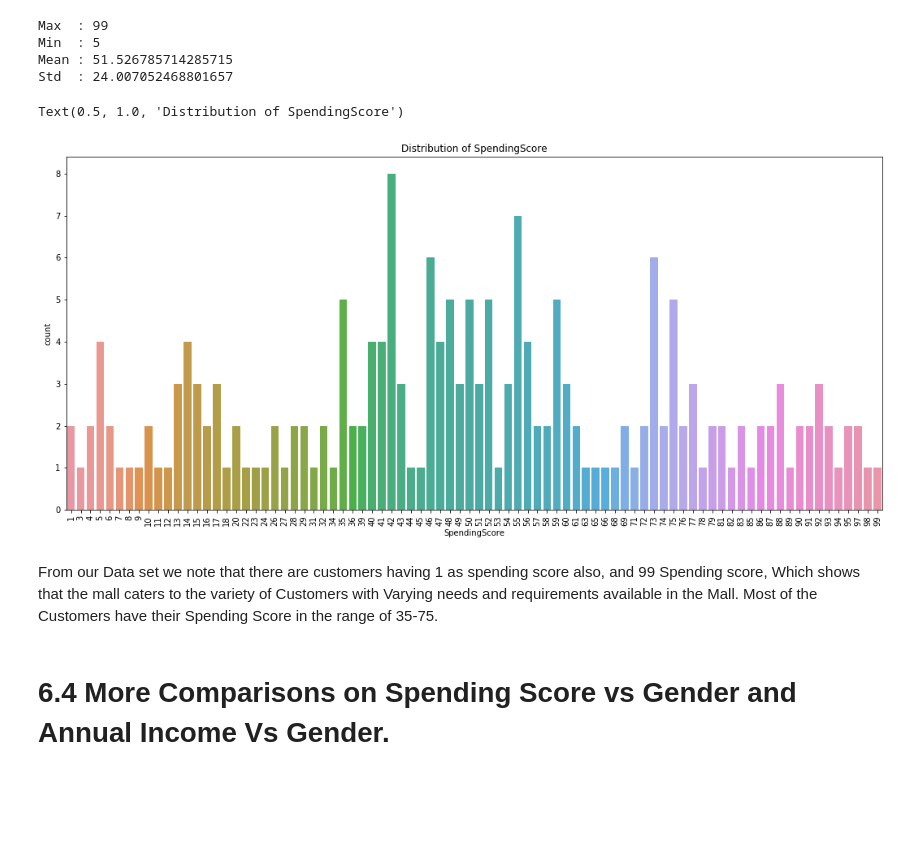
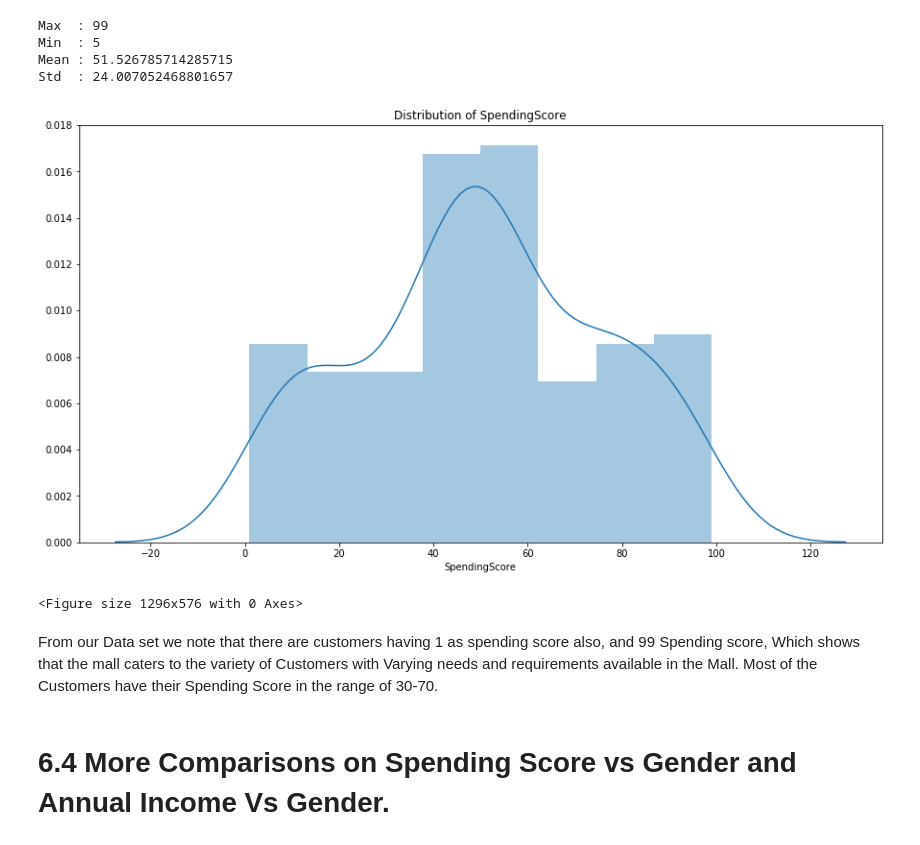
Before and after one commit to otumanelson758/Jenga-Project, a Jupyter notebook: CustomerSegmentationProject.ipynb, the cells around one changed output. Cells and saved outputs as stored; diff of their text form; code cells hidden in the pictures; blank space fills up the shorter version.

Commit message:
Visualized Data on Histogram

```diff
--- a/CustomerSegmentationProject.ipynb
+++ b/CustomerSegmentationProject.ipynb
@@ -425,17 +425,24 @@ Mean : 51.526785714285715
 Std  : 24.007052468801657
 # %%
 #We now visualize the Spending Score for our Mall Customers.
-plt.figure(figsize=(18,8))
-sns.countplot(Data['SpendingScore'])
-plt.xticks(rotation=90)
-plt.title('Distribution of SpendingScore')
+#plt.figure(figsize=(18,8))
+#sns.countplot(Data['SpendingScore'])
+#plt.xticks(rotation=90)
+#plt.title('Distribution of SpendingScore')
-# %% [output]
-Text(0.5, 1.0, 'Distribution of SpendingScore')
-[figure, removed]
+# %%
+# We now visualize our data using Histogram to show Spending Score Distribution
+
+plt.title('Distribution of SpendingScore')
+sns.distplot(Data["SpendingScore"])
+plt.figure(figsize=(18,8))
+plt.show()
+# %% [output]
+[figure, added]
+<Figure size 1296x576 with 0 Axes>
 # %% [markdown]
 From our Data set we note that there are customers having 1 as spending score also, and 99 Spending score,
 Which shows that the mall caters to the variety of Customers with Varying needs and requirements available in the Mall.
-Most of the Customers have their Spending Score in the range of 35-75.
+Most of the Customers have their Spending Score in the range of 30-70.
 # %% [markdown]
 # 6.4  More Comparisons on Spending Score vs Gender and Annual Income Vs Gender.
 # %%
```
Also changed, not shown: parts of 1 cell of this notebook, 1 other file.
